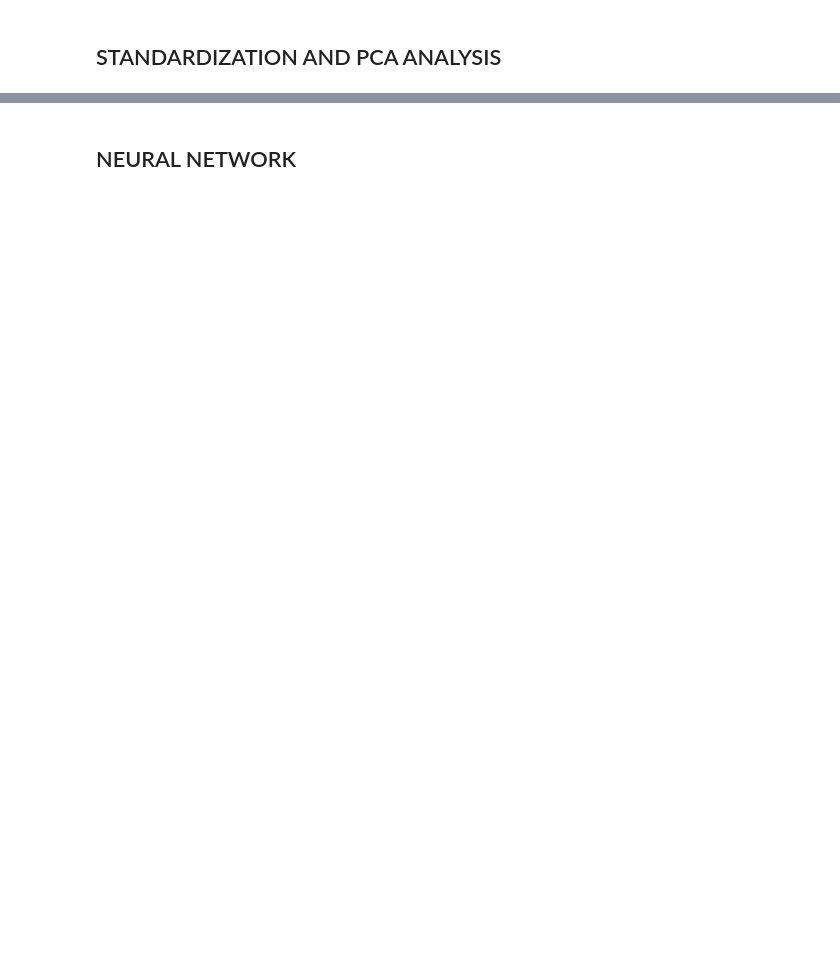
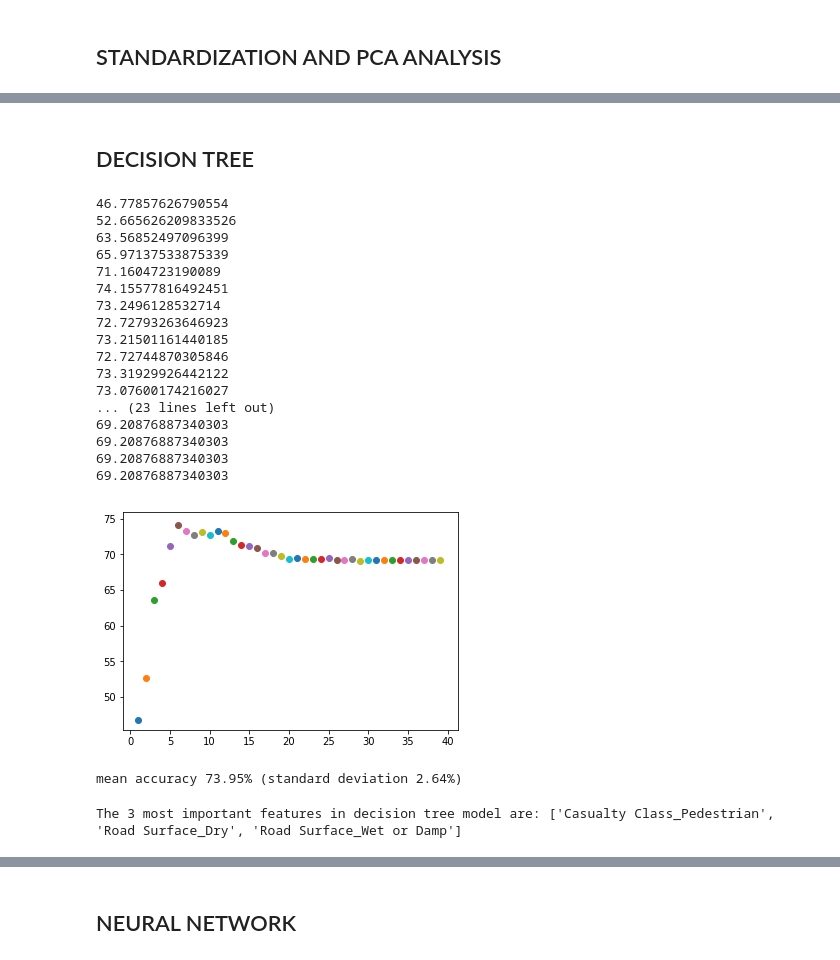
Before and after one commit to eldooriomar/PHBS_MLF_2018, a Jupyter notebook: pyth project.ipynb, the cells around one changed output, grey strips where cells are left out. Drawn from its saved outputs; the diff is of its cells as text; code cells hidden in the pictures; blank space fills up the shorter version.

```diff
--- a/pyth project.ipynb
+++ b/pyth project.ipynb
@@ -155,5 +164,0 @@ from sklearn.tree import DecisionTreeClassifier
-# %%
-from sklearn.tree import DecisionTreeClassifier
-tree = DecisionTreeClassifier(criterion='gini',max_depth=4,random_state=1)
-tree.fit(X, y)
-y_pred=tree.predict(X)
@@ -221 +250,64 @@ pca = PCA(n_components=15)
 X_2 = pca.fit_transform(X_1)
+# %% [markdown]
+## DECISION TREE
+# %%
+#searching for the depth of the tree that returns the best model accuracy
+for i in range(1,40):
+    tree = DecisionTreeClassifier(criterion='gini',max_depth=i ,random_state=1, class_weight='balanced')
+    tree .fit(X, y)
+    y_pred =tree .predict(X)
+    kfold = KFold(n_splits=10, shuffle=True, random_state=seed)
+    score = cross_val_score(tree, X, y, cv=kfold)
+    mean=score.mean()*100
+    plt.scatter(i, mean)
+    print(mean)
+plt.show()
+# %% [output]
+46.77857626790554
+52.665626209833526
+63.56852497096399
+65.97137533875339
+71.1604723190089
+74.15577816492451
+73.2496128532714
+72.72793263646923
+73.21501161440185
+72.72744870305846
+73.31929926442122
+73.07600174216027
+... (23 lines left out)
+69.20876887340303
+69.20876887340303
+69.20876887340303
+69.20876887340303
+[figure, added]
+# %%
+#defining the model with max_depth=6
+tree = DecisionTreeClassifier(criterion='gini',max_depth=6,random_state=1)
+tree.fit(X, y)
+y_pred=tree.predict(X)
+
+#evaluation procedure
+kfold = KFold(n_splits=10, shuffle=True, random_state=seed)
+
+#cross validation
+score = cross_val_score(tree, X, y, cv=kfold)
+print("mean accuracy %.2f%% (standard deviation %.2f%%)" % (score.mean()*100, score.std()*100))
+#The results are summarized as both the mean and standard deviation of the model accuracy on the dataset.
+# %% [output]
+mean accuracy 73.95% (standard deviation 2.64%)
+# %%
+#finding the 3 most important features
+importance = tree.feature_importances_
+column_names = X.columns.values.tolist()
+importances = dict(zip(importance, column_names))
+
+important_features = []
+
+for ii in range(len(importance)):
+    if ii < 3:
+        important_features.append(importances[sorted(importance, reverse = True)[ii]])
+
+print('The 3 most important features in decision tree model are: '+str(important_features))
+# %% [output]
+The 3 most important features in decision tree model are: ['Casualty Class_Pedestrian', 'Road Surface_Dry', 'Road Surface_Wet or Damp']
```
Also changed, not shown: parts of 61 cells of this notebook, 1 other file.
